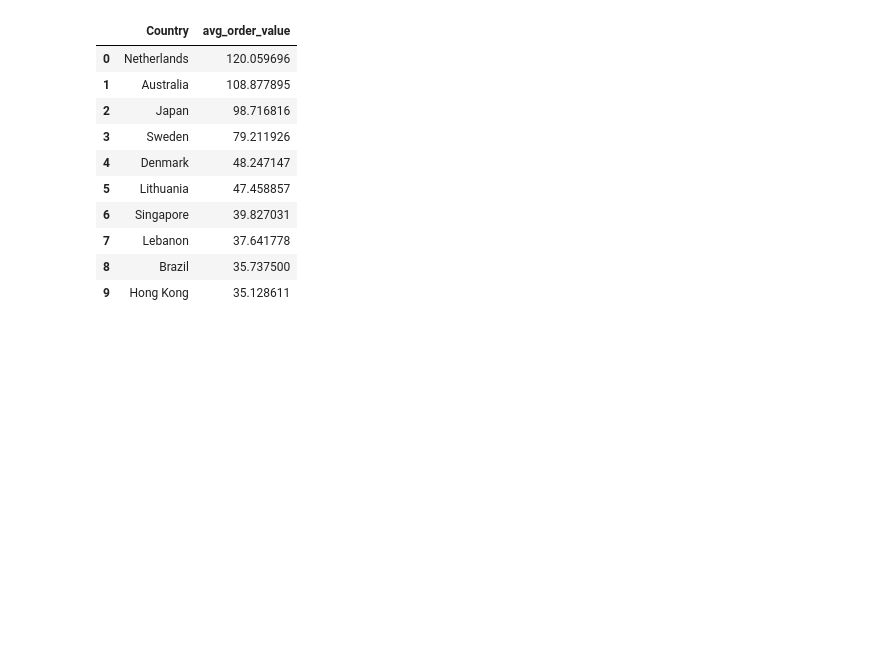
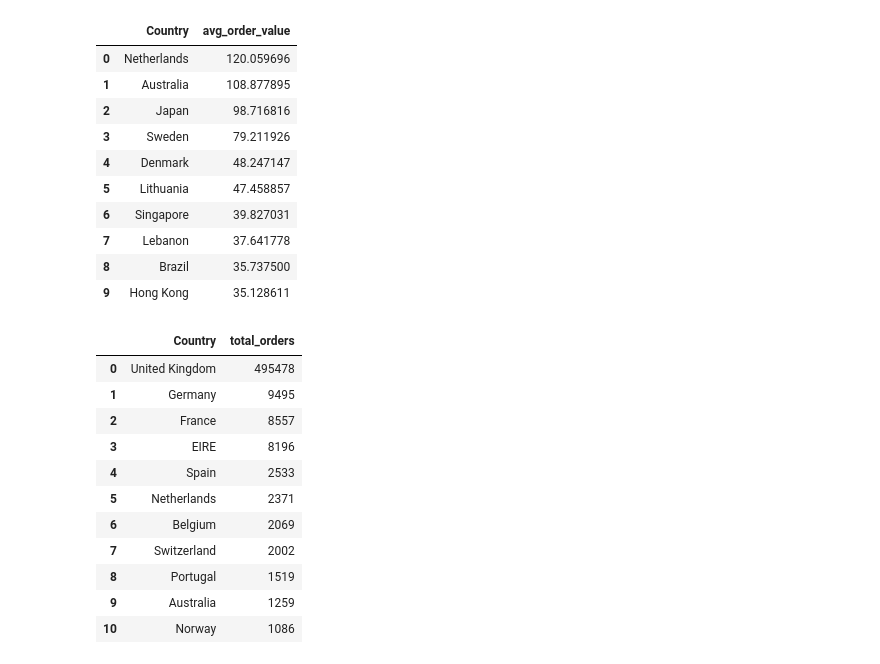
Before and after one commit to Danammadhunika/ml-journey, a Jupyter notebook: project_03_ecommerce_sql/notebooks/ecommerce_sql_analysis.ipynb, the cells around one changed output. Cells and saved outputs as stored; diff of their text form; code cells hidden in the pictures; blank space fills up the shorter version.

```diff
--- a/project_03_ecommerce_sql/notebooks/ecommerce_sql_analysis.ipynb
+++ b/project_03_ecommerce_sql/notebooks/ecommerce_sql_analysis.ipynb
@@ -793,3 +821,47 @@ result
 | 7 | Lebanon | 37.641778 |
 | 8 | Brazil | 35.737500 |
 | 9 | Hong Kong | 35.128611 |
+# %%
+# ============================================
+# QUERY 21 — Countries With More Than 1000 Orders
+# Business Question: Which countries are high volume markets?
+# ============================================
+
+# HAVING filters GROUPS after GROUP BY
+# Cannot use WHERE here because total_orders
+# does not exist until after GROUP BY runs!
+
+# WHERE vs HAVING:
+# WHERE  → filters individual ROWS before grouping
+# HAVING → filters GROUPS after GROUP BY
+
+# SQL Execution Order:
+# FROM → WHERE → GROUP BY → HAVING → SELECT → ORDER BY → LIMIT
+
+# Result: 11 countries qualify with 1000+ orders
+# vs LIMIT 10 which forces exactly 10 rows
+# HAVING is smarter — shows naturally qualifying groups!
+
+query = """
+SELECT Country,
+       COUNT(*) AS total_orders
+FROM orders
+GROUP BY Country
+HAVING total_orders > 1000
+ORDER BY total_orders DESC
+"""
+result = pd.read_sql_query(query, conn)
+result
+# %% [output]
+|  | Country | total_orders |
+| 0 | United Kingdom | 495478 |
+| 1 | Germany | 9495 |
+| 2 | France | 8557 |
+| 3 | EIRE | 8196 |
+| 4 | Spain | 2533 |
+| 5 | Netherlands | 2371 |
+| 6 | Belgium | 2069 |
+| 7 | Switzerland | 2002 |
+| 8 | Portugal | 1519 |
+| 9 | Australia | 1259 |
+| 10 | Norway | 1086 |
```
Also changed, not shown: parts of 2 cells of this notebook, 1 other file.
